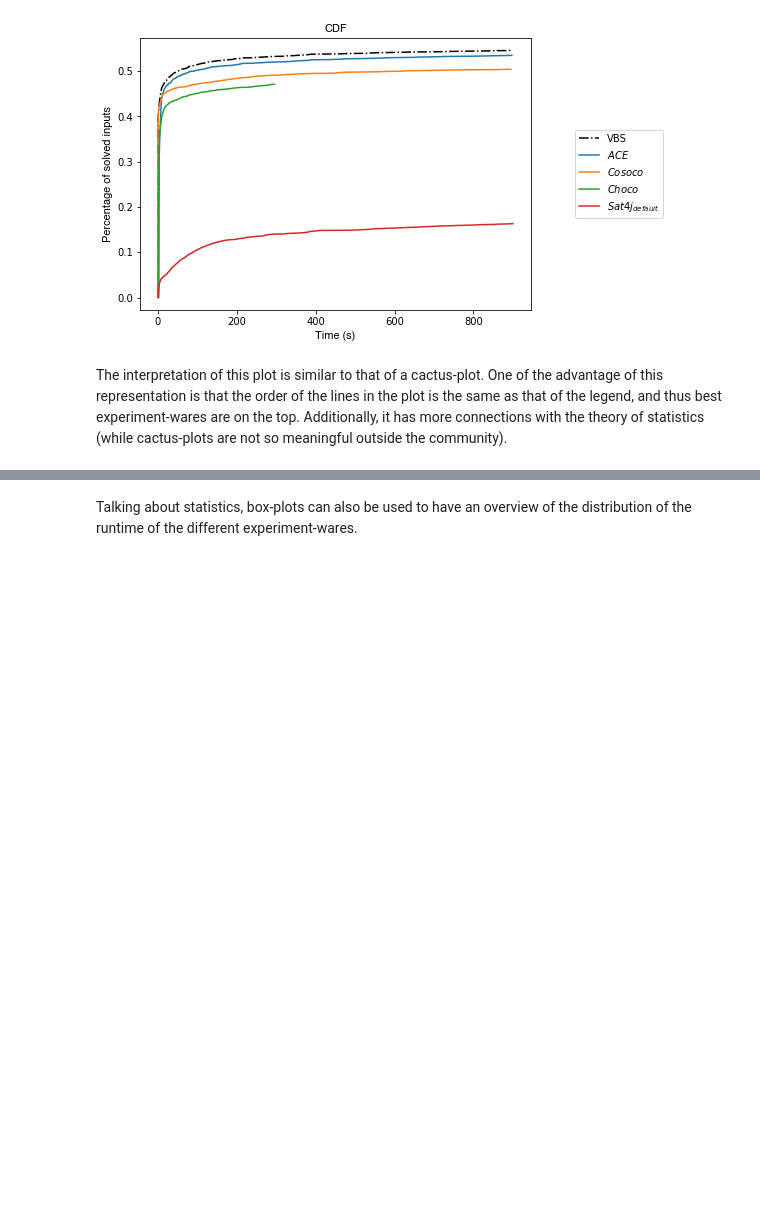
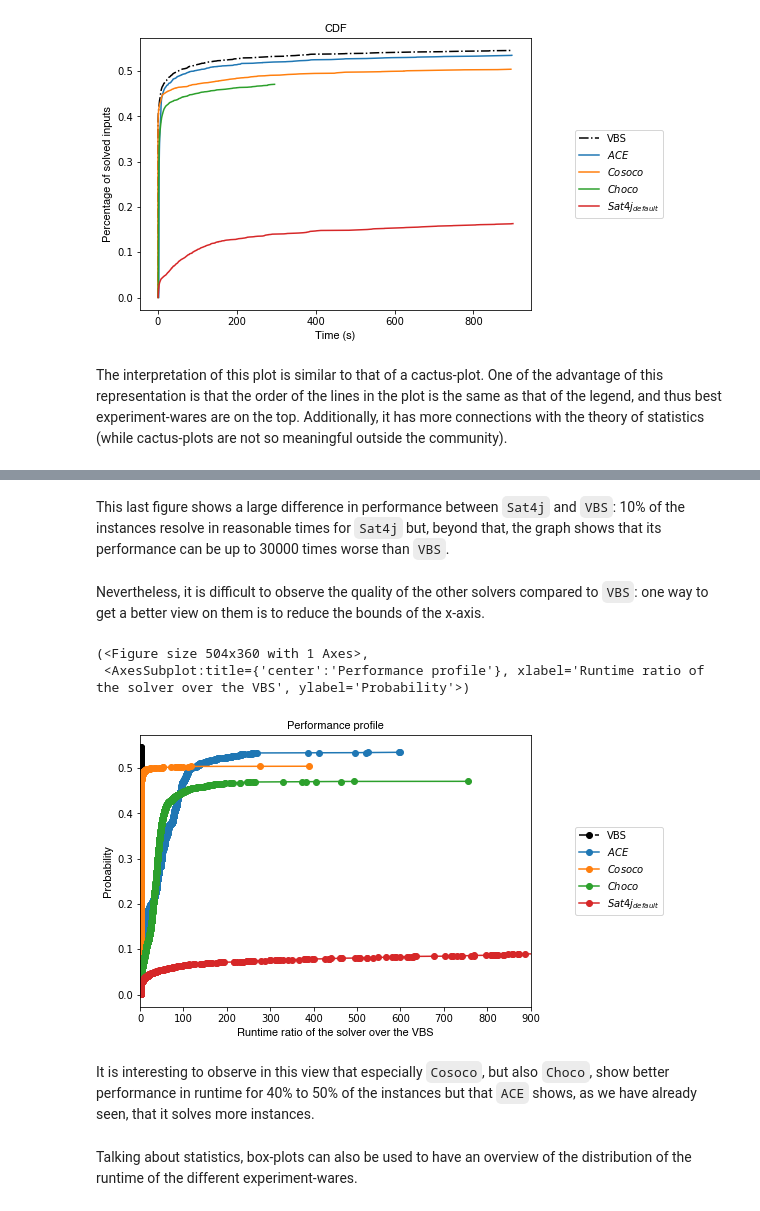
Before and after one commit to crillab/metrics-examples, a Jupyter notebook: cop-solvers/runtime_analysis.ipynb, the cells around one changed output, grey strips where cells are left out. Saved outputs shown, nothing was run; the diff lists cells and outputs as text; code cells hidden in the pictures; blank space fills up the shorter version.

```diff
--- a/cop-solvers/runtime_analysis.ipynb
+++ b/cop-solvers/runtime_analysis.ipynb
@@ -114,3 +180,29 @@ analysis.performance_profile(
+# %% [markdown]
+This last figure shows a large difference in performance between `Sat4j` and `VBS`: 10% of the instances resolve in reasonable times for `Sat4j` but, beyond that, the graph shows that its performance can be up to 30000 times worse than `VBS`.
+# %% [markdown]
+Nevertheless, it is difficult to observe the quality of the other solvers compared to `VBS`: one way to get a better view on them is to reduce the bounds of the x-axis.
+# %%
+analysis.performance_profile(
+    vbew_name='VBS',
+    show_marker=True,
+    normalized=True,
+
+    x_min=0,
+    x_max=900,
+
+    title='Performance profile',
+    x_axis_name='Runtime ratio of the solver over the VBS',
+    y_axis_name='Probability',
+
+    color_map={ 'VBS': '#000000' },
+    style_map={ 'VBS': LineType.DASH_DOT }
+)
+# %% [output]
+(<Figure size 504x360 with 1 Axes>,
+ <AxesSubplot:title={'center':'Performance profile'}, xlabel='Runtime ratio of the solver over the VBS', ylabel='Probability'>)
+[figure, added]
+# %% [markdown]
+It is interesting to observe in this view that especially `Cosoco`, but also `Choco`, show better performance in runtime for 40% to 50% of the instances but that `ACE` shows, as we have already seen, that it solves more instances.
 # %% [markdown]
 Talking about statistics, box-plots can also be used to have an overview of the distribution of the runtime of the different experiment-wares.
 # %%
```
Also changed, not shown: parts of 6 cells of this notebook.
